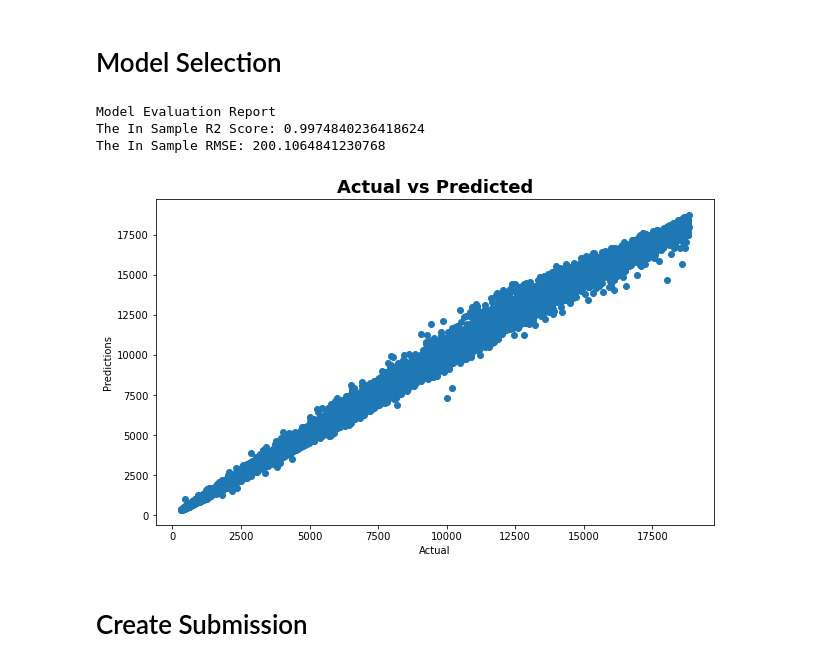
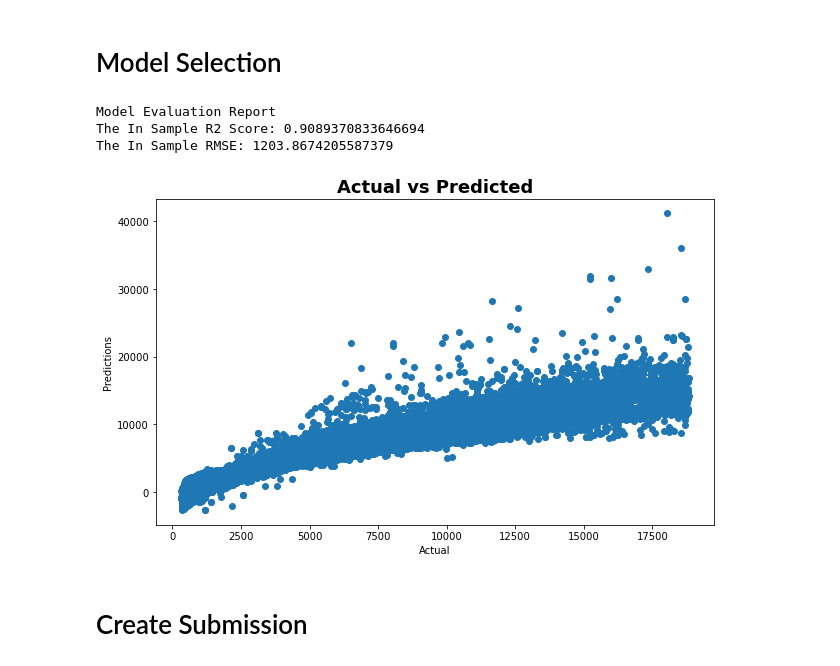
Before and after one commit to jdmerryman88/capstone-team4, a Jupyter notebook: Proposal2/ml_work/diamonds_ml.ipynb, the cells around one changed output. Drawn from its saved outputs; the diff is of its cells as text; code cells hidden in the pictures.

```diff
--- a/Proposal2/ml_work/diamonds_ml.ipynb
+++ b/Proposal2/ml_work/diamonds_ml.ipynb
@@ -519,33 +519,33 @@ The Out Sample RMSE: 609.1595876060492
 # and doesn't overfit as bad as the Decision Tree
 # %%
 #initialize
-gb_final = RandomForestRegressor()
+gb_final = LinearRegression()
 
 # fit
 gb_final.fit(X, y)
 
 # predict
 in_preds = gb_final.predict(X)
 
 #evaluate
 print("Model Evaluation Report")
 print(f"The In Sample R2 Score: {r2_score(y, in_preds)}")
 print(f"The In Sample RMSE: {np.sqrt(mean_squared_error(y, in_preds))}")
 print()
 
 # make Plot
 plt.figure(figsize=(10,6))
 plt.scatter(y, in_preds)
 plt.plot(y, y)
 plt.xlabel("Actual")
 plt.ylabel("Predictions")
 plt.title("Actual vs Predicted", fontsize=18, fontweight="bold")
 plt.show()
 # %% [output]
 Model Evaluation Report
-The In Sample R2 Score: 0.9974840236418624
-The In Sample RMSE: 200.1064841230768
+The In Sample R2 Score: 0.9089370833646694
+The In Sample RMSE: 1203.8674205587379
-[figure, old version]
+[figure, new version]
 # %% [markdown]
 # Create Submission
 # %%
```
Also changed, not shown: parts of 4 cells of this notebook, 5 other files.
